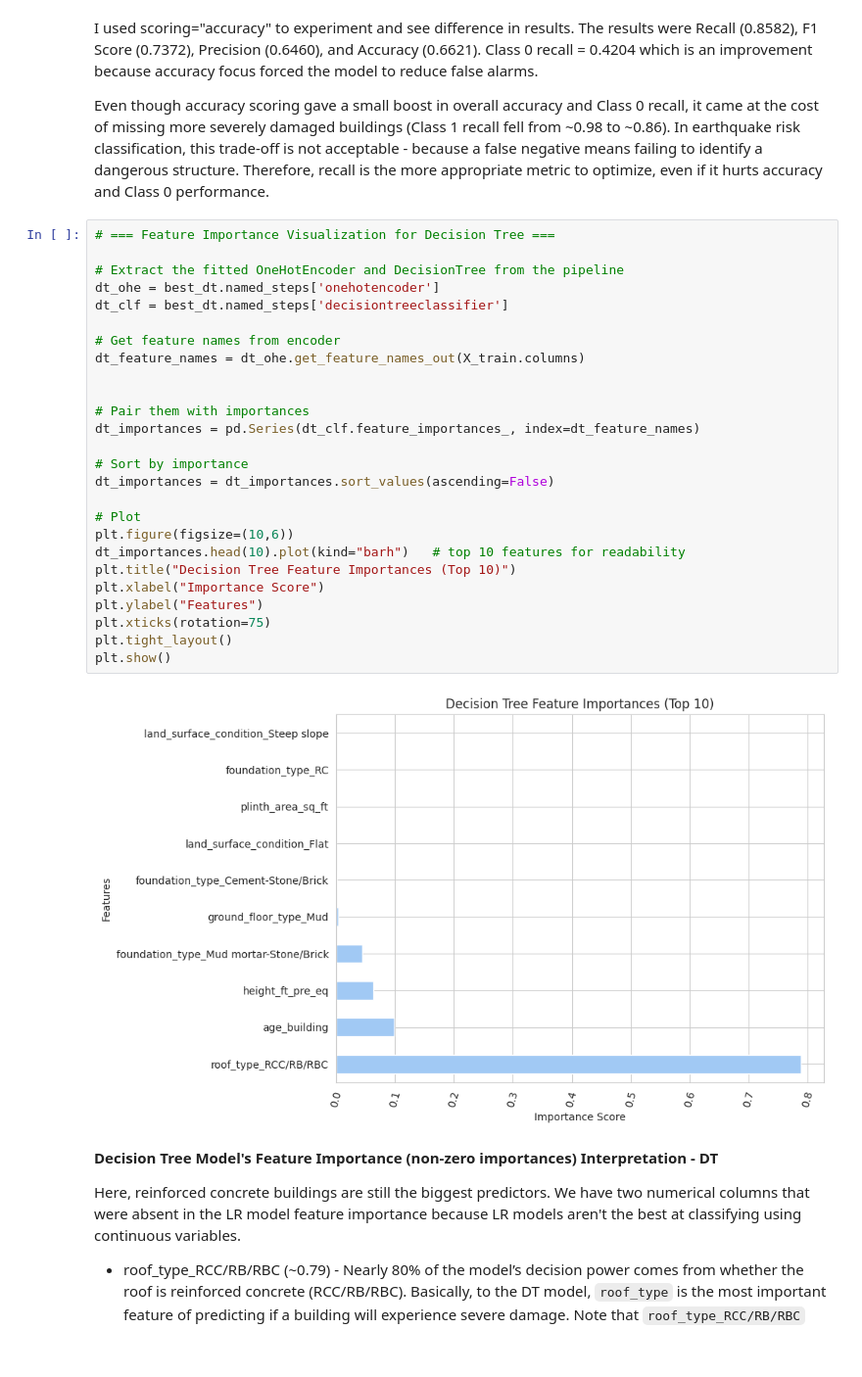
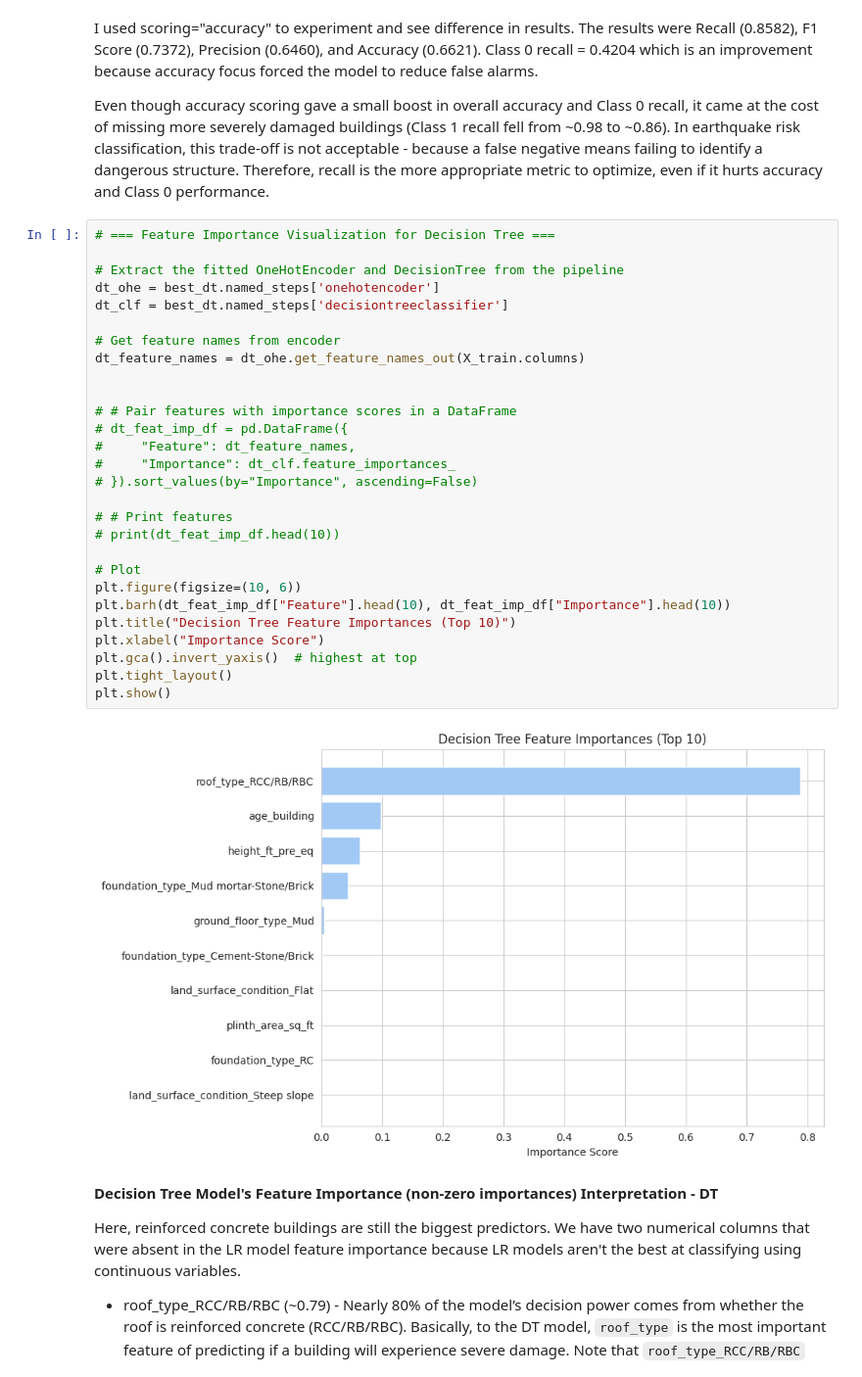
Before and after one commit to DominicNyabuto/Earthquake-Damage-Classification-Kavrepalanchok-Nepal, a Jupyter notebook: notebooks/codespace_earthquake-nepal-classification.ipynb, the cells around one changed output. Shown at 98% size. Cells and saved outputs as stored; diff of their text form.

```diff
--- a/notebooks/codespace_earthquake-nepal-classification.ipynb
+++ b/notebooks/codespace_earthquake-nepal-classification.ipynb
@@ -664,31 +668,33 @@ Even though accuracy scoring gave a small boost in overall accuracy and Class 0
 # %%
 # === Feature Importance Visualization for Decision Tree ===
 
 # Extract the fitted OneHotEncoder and DecisionTree from the pipeline
 dt_ohe = best_dt.named_steps['onehotencoder']
 dt_clf = best_dt.named_steps['decisiontreeclassifier']
 
 # Get feature names from encoder
 dt_feature_names = dt_ohe.get_feature_names_out(X_train.columns)
 
 
-# Pair them with importances
-dt_importances = pd.Series(dt_clf.feature_importances_, index=dt_feature_names)
+# # Pair features with importance scores in a DataFrame
+# dt_feat_imp_df = pd.DataFrame({
+#     "Feature": dt_feature_names,
+#     "Importance": dt_clf.feature_importances_
+# }).sort_values(by="Importance", ascending=False)
 
-# Sort by importance
-dt_importances = dt_importances.sort_values(ascending=False)
+# # Print features
+# print(dt_feat_imp_df.head(10))
 
 # Plot
-plt.figure(figsize=(10,6))
-dt_importances.head(10).plot(kind="barh")   # top 10 features for readability
+plt.figure(figsize=(10, 6))
+plt.barh(dt_feat_imp_df["Feature"].head(10), dt_feat_imp_df["Importance"].head(10))
 plt.title("Decision Tree Feature Importances (Top 10)")
 plt.xlabel("Importance Score")
-plt.ylabel("Features")
-plt.xticks(rotation=75)
+plt.gca().invert_yaxis()  # highest at top
 plt.tight_layout()
 plt.show()
 # %% [output]
-[figure, old version]
+[figure, new version]
 # %% [markdown]
 **Decision Tree Model's Feature Importance (non-zero importances) Interpretation - DT**
 
```
Also changed, not shown: parts of 39 cells of this notebook, 10 other files.
